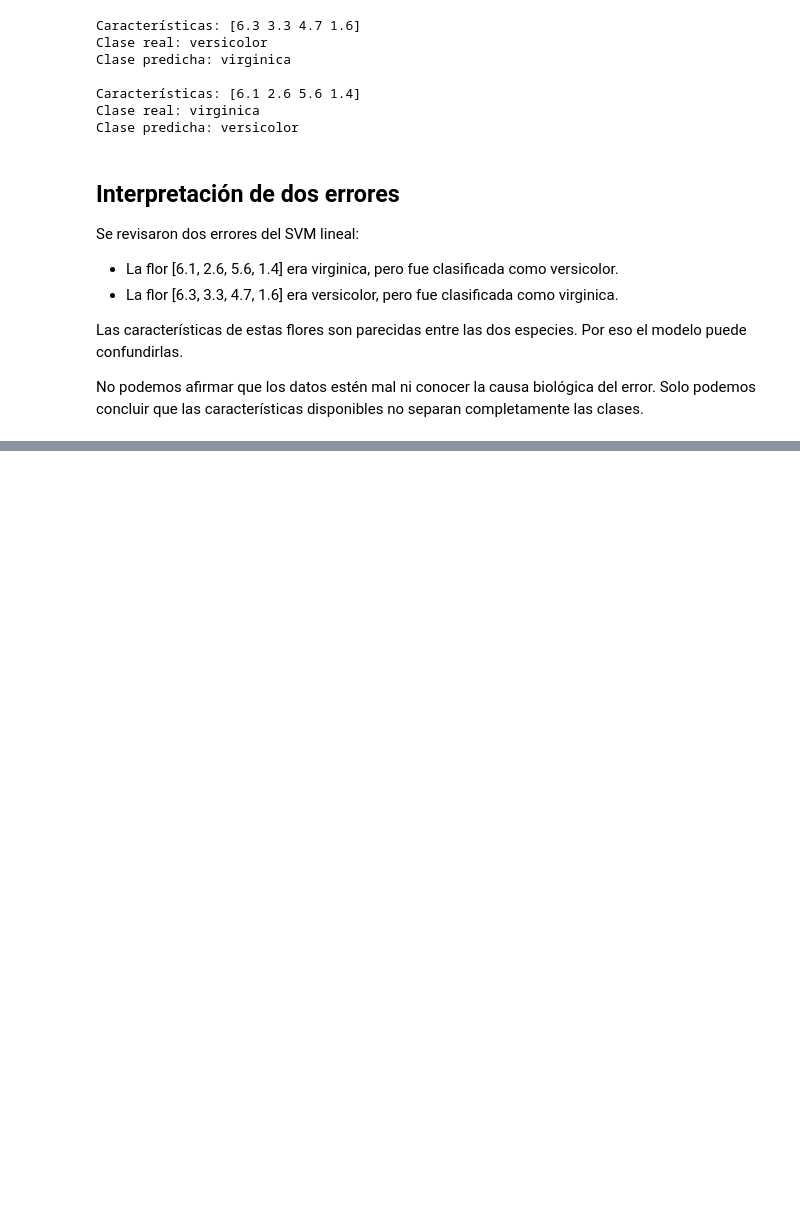
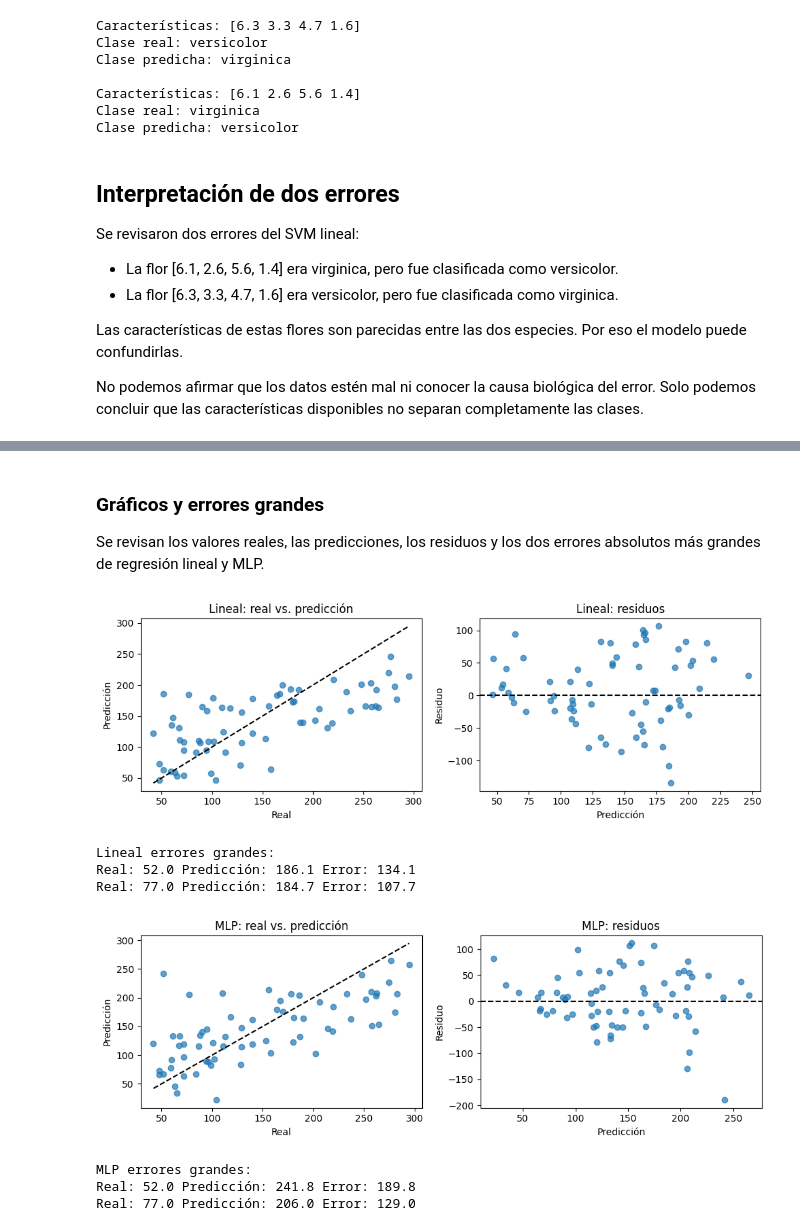
Before and after one commit to Harry-GNS/Recuperacion-de-la-Infromacion-2026B, a Jupyter notebook: Notebooks/01_revml.ipynb, the cells around one changed output, grey strips where cells are left out. Drawn from its saved outputs; the diff is of its cells as text; code cells hidden in the pictures; blank space fills up the shorter version.

```diff
--- a/Notebooks/01_revml.ipynb
+++ b/Notebooks/01_revml.ipynb
@@ -588,0 +686,25 @@ display(pd.DataFrame(regularizacion).round(3))
+# %%
+modelos_reg_finales = {
+    "Lineal": modelo_lineal,
+    "Ridge": modelo_ridge,
+    "Lasso": modelo_lasso,
+    "kNN": modelo_knn,
+    "Árbol": modelo_arbol_reg,
+    "Random Forest": modelo_rf_reg,
+    "Gradient Boosting": modelo_gb_reg,
+    "MLP": modelo_mlp_reg,
+}
+
+resultados_reg = []
+for nombre, modelo in modelos_reg_finales.items():
+    modelo.fit(Xr_train, yr_train)
+    pred = modelo.predict(Xr_test)
+    resultados_reg.append({
+        "Modelo": nombre,
+        "MAE": mean_absolute_error(yr_test, pred),
+        "RMSE": mean_squared_error(yr_test, pred) ** 0.5,
+        "R²": r2_score(yr_test, pred),
+    })
+
+tabla_regresion = pd.DataFrame(resultados_reg).sort_values("RMSE")
+display(tabla_regresion.round(2))
@@ -588,0 +721,33 @@ display(pd.DataFrame(regularizacion).round(3))
+# %% [markdown]
+### Gráficos y errores grandes
+
+Se revisan los valores reales, las predicciones, los residuos y los dos errores absolutos más grandes de regresión lineal y MLP.
+# %%
+for nombre in ["Lineal", "MLP"]:
+    modelo = modelos_reg_finales[nombre]
+    pred = modelo.predict(Xr_test)
+    residuos = yr_test - pred
+
+    fig, axes = plt.subplots(1, 2, figsize=(10, 3.5))
+    axes[0].scatter(yr_test, pred, alpha=0.7)
+    axes[0].plot([yr_test.min(), yr_test.max()], [yr_test.min(), yr_test.max()], "k--")
+    axes[0].set(xlabel="Real", ylabel="Predicción", title=f"{nombre}: real vs. predicción")
+    axes[1].scatter(pred, residuos, alpha=0.7)
+    axes[1].axhline(0, color="k", linestyle="--")
+    axes[1].set(xlabel="Predicción", ylabel="Residuo", title=f"{nombre}: residuos")
+    plt.tight_layout()
+    plt.show()
+
+    indices = np.argsort(np.abs(residuos))[-2:][::-1]
+    print(nombre, "errores grandes:")
+    for i in indices:
+        print("Real:", round(float(yr_test[i]), 1), "Predicción:", round(float(pred[i]), 1), "Error:", round(float(abs(residuos[i])), 1))
+# %% [output]
+[figure, added]
+Lineal errores grandes:
+Real: 52.0 Predicción: 186.1 Error: 134.1
+Real: 77.0 Predicción: 184.7 Error: 107.7
+[figure, added]
+MLP errores grandes:
+Real: 52.0 Predicción: 241.8 Error: 189.8
+Real: 77.0 Predicción: 206.0 Error: 129.0
```
Also changed, not shown: parts of 27 cells of this notebook.
